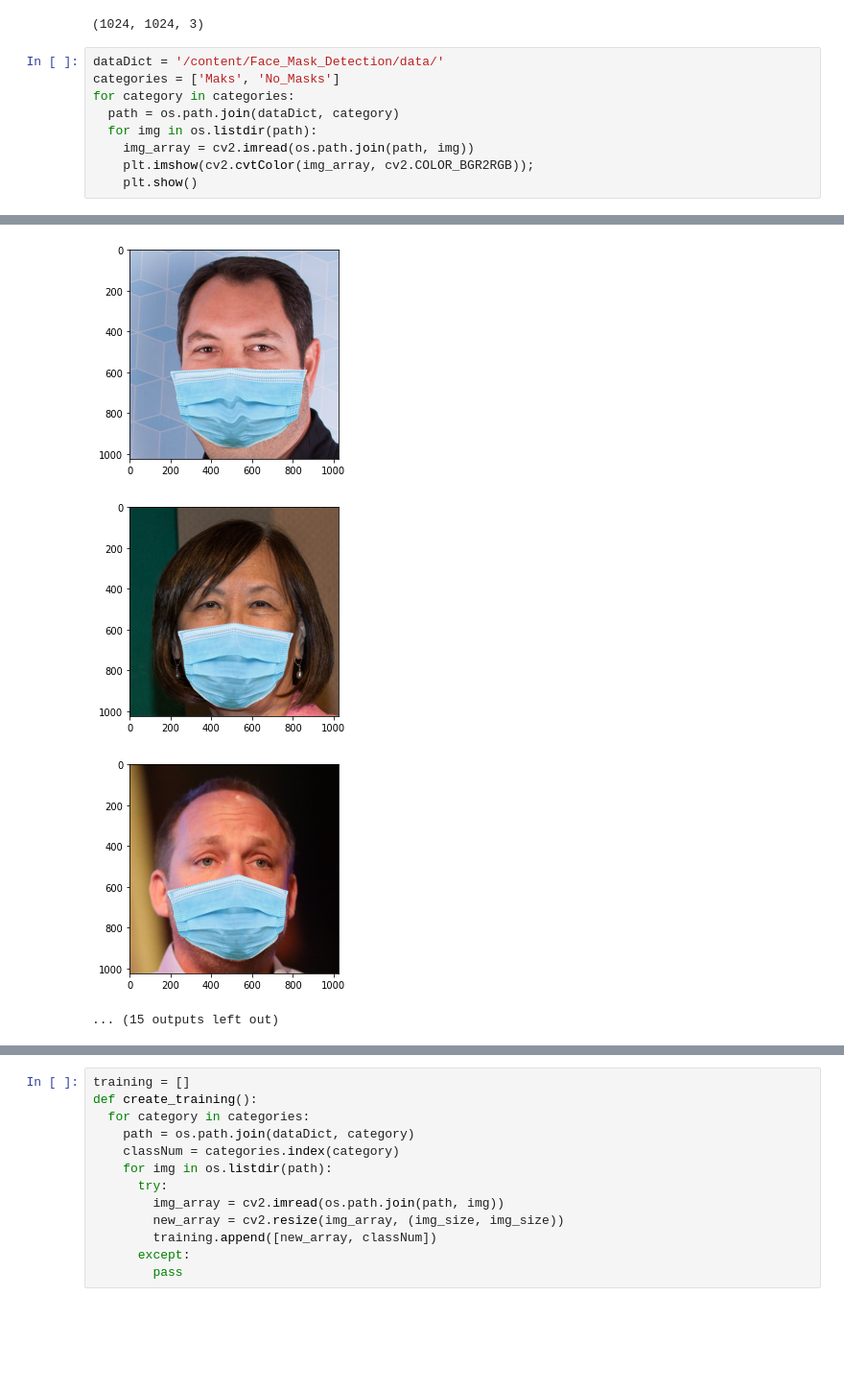
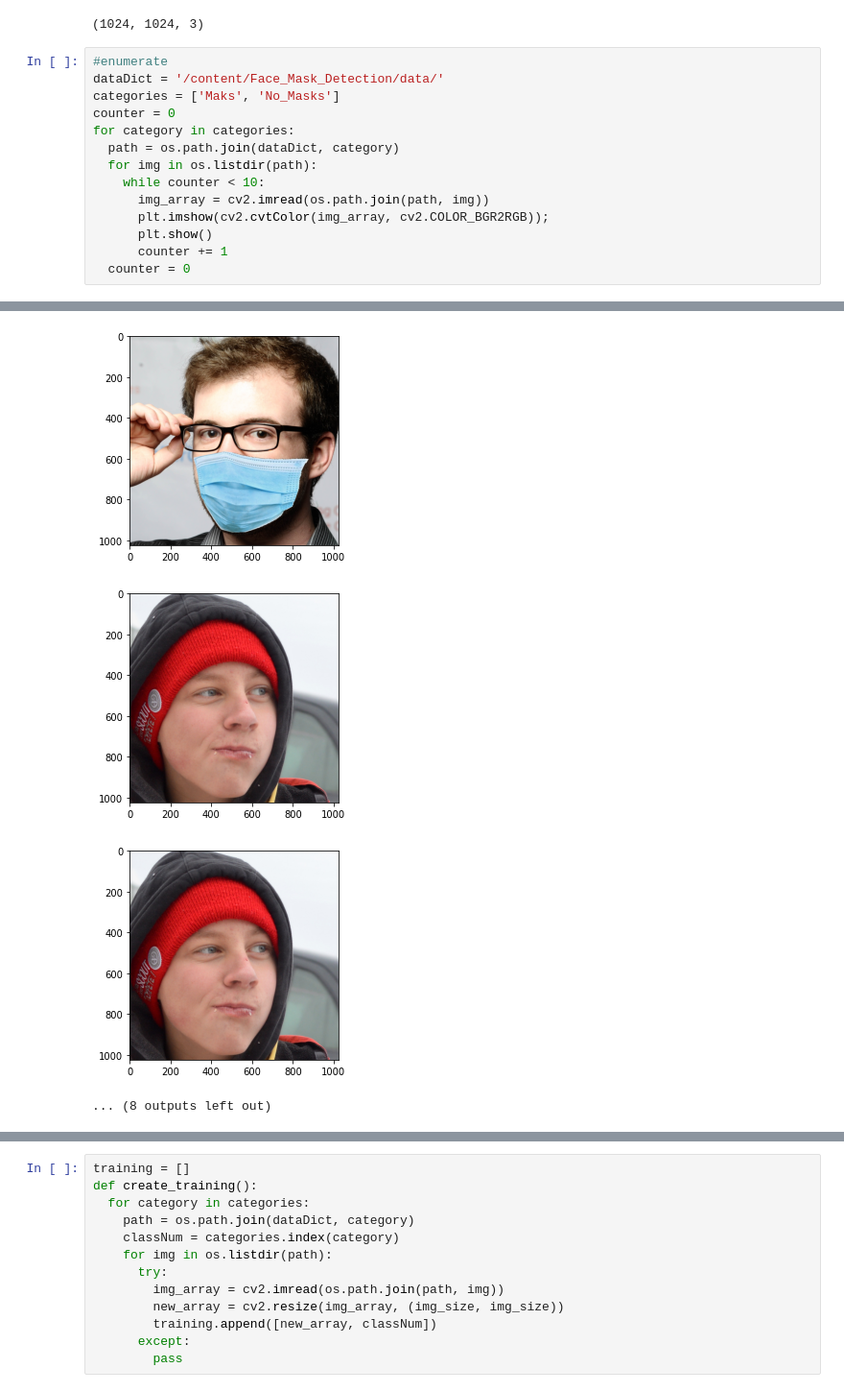
Before and after one commit to nmshafie1993/Face_Mask_Detection, a Jupyter notebook: Face_Mask_Detection_Tensorflow.ipynb, the cells around one changed output, grey strips where cells are left out. Shown at 96% size. Cells and saved outputs as stored; diff of their text form; blank space fills up the shorter version.

```diff
--- a/Face_Mask_Detection_Tensorflow.ipynb
+++ b/Face_Mask_Detection_Tensorflow.ipynb
@@ -33,13 +26,18 @@ img_array.shape
 # %% [output]
 (1024, 1024, 3)
 # %%
+#enumerate
 dataDict = '/content/Face_Mask_Detection/data/'
 categories = ['Maks', 'No_Masks']
+counter = 0
 for category in categories:
   path = os.path.join(dataDict, category)
   for img in os.listdir(path):
-    img_array = cv2.imread(os.path.join(path, img))
-    plt.imshow(cv2.cvtColor(img_array, cv2.COLOR_BGR2RGB));
-    plt.show()
+    while counter < 10:
+      img_array = cv2.imread(os.path.join(path, img))
+      plt.imshow(cv2.cvtColor(img_array, cv2.COLOR_BGR2RGB));
+      plt.show()
+      counter += 1
+  counter = 0
 # %% [output]
 [figure]
@@ -54,7 +52,7 @@ for category in categories:
-[figure, old version]
+[figure, new version]
-[figure, old version]
+[figure, new version]
-[figure, old version]
+[figure, new version]
-... (15 outputs left out)
+... (8 outputs left out)
 # %%
 img_size = 224 #ImageNet 224 * 224
 new_array = cv2.resize(img_array, (img_size, img_size))
```
Also changed, not shown: parts of 22 cells of this notebook.
